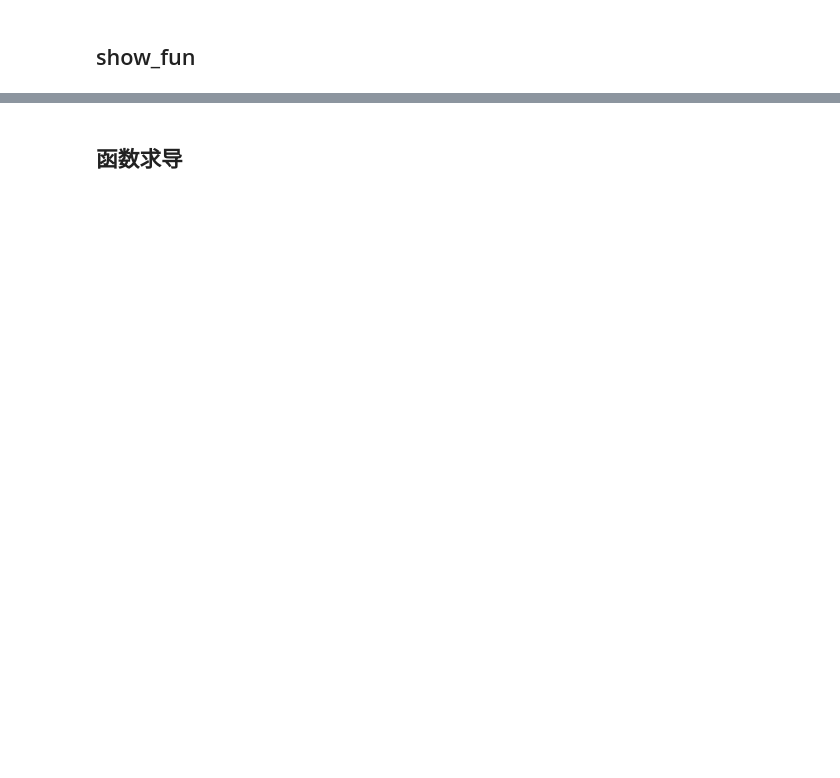
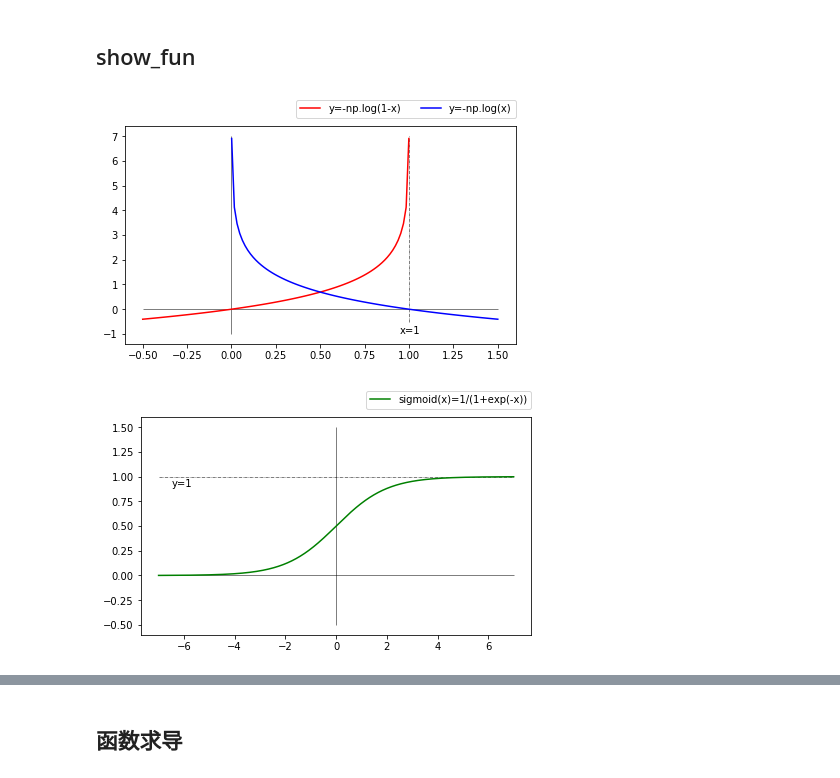
Before and after one commit to alansoft/source_public, a Jupyter notebook: neuron/neuron_wj2.ipynb, the cells around one changed output, grey strips where cells are left out. Saved outputs shown, nothing was run; the diff lists cells and outputs as text; code cells hidden in the pictures; blank space fills up the shorter version.

```diff
--- a/neuron/neuron_wj2.ipynb
+++ b/neuron/neuron_wj2.ipynb
@@ -394,7 +444,7 @@ def show_dicts(dicts, figsize = (12,9), in_one_figure = True):
     for d in dicts:
         if type(d)!=dict or not(DATA_DICT in d) or type(d[DATA_DICT])!=dict or len(d[DATA_DICT].items())==0:
             continue
-        plt.plot(d[DATA_DICT].keys(), d[DATA_DICT].values(),color=d[COLOR],label=d[Y_LABEL])
+        plt.plot(list(d[DATA_DICT].keys()), list(d[DATA_DICT].values()),color=d[COLOR],label=d[Y_LABEL])
 
         if not in_one_figure:
             if X_LABEL in d:
@@ -433,33 +483,36 @@ def TEST_show_fun():
     y[0][Y_LABEL] = 'y=-np.log(1-x)'
     for x in np.linspace(0.001,1.5,100):
         y[1][DATA_DICT][x] = -np.log(x)
     y[1][COLOR] = 'blue'
     y[1][Y_LABEL] = 'y=-np.log(x)'
 
     show_dicts(y,figsize=(7,4))
     aux_color = 'black'
     aux_linewidth = 0.5
     aux_linestyle = '-.'
     draw_axis(-0.5,1.5,-1,7)
     plt.vlines(1,-0.5,7,color = aux_color, linewidth = aux_linewidth, linestyle=aux_linestyle)
     plt.annotate("x=1",(1,-0.5),xytext=(0.95,-1))
     plt.show()
 
     y = init_func_dicts(5)
     x_from = -7
     x_to = 7
     for x in np.linspace(x_from,x_to,1000):
         y[0][DATA_DICT][x] = 1 / (1 + np.exp(-x))
     y[0][COLOR] = 'green'
     y[0][Y_LABEL] = 'sigmoid(x)=1/(1+exp(-x))'
     show_dicts([y[0]],figsize=(7,4),in_one_figure=True)
     draw_axis(x_from,x_to,-0.5,1.5)
     plt.hlines(1,x_from,x_to,color = aux_color, linewidth = aux_linewidth, linestyle=aux_linestyle)
     plt.annotate("y=1",(-5,1) ,xytext=(-6.5,0.9))
     plt.show()
 
 if IDE == 'JUPYTER':
     TEST_show_fun()
+# %% [output]
+[figure, added]
+[figure, added]
 # %%
 a=np.array([1,2,3])
 tp(a*a)
```
Also changed, not shown: parts of 13 cells of this notebook, 1 other file.
